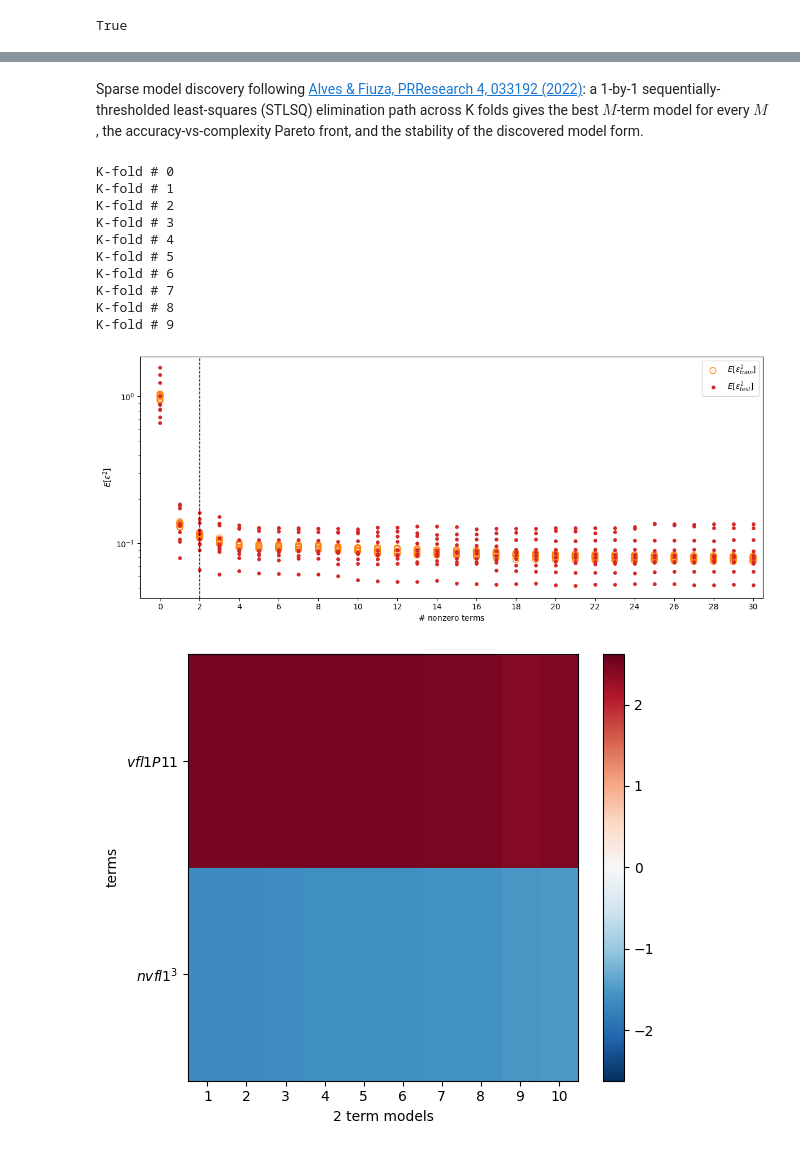
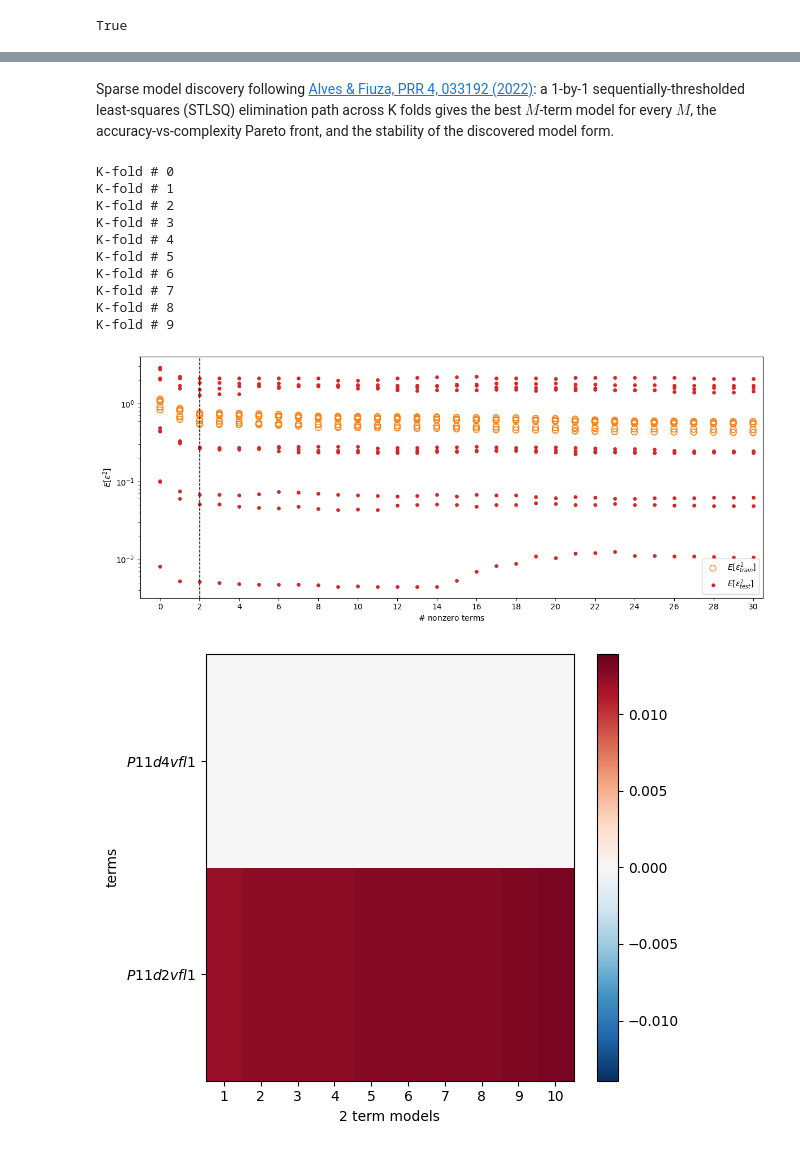
Before and after one commit to joaopedrobiu6/statistical_learning_project, a Jupyter notebook: statistical_learning_project.ipynb, the cells around one changed output, grey strips where cells are left out. Drawn from its saved outputs; the diff is of its cells as text; code cells hidden in the pictures.

```diff
--- a/statistical_learning_project.ipynb
+++ b/statistical_learning_project.ipynb
@@ -799,7 +970,9 @@ Fraction of Variance Unexplained of the reconstructed Q111: 6.653725773310685
 # %% [markdown]
-Sparse model discovery following [Alves & Fiuza, PRResearch 4, 033192 (2022)](https://journals.aps.org/prresearch/abstract/10.1103/PhysRevResearch.4.033192): a 1-by-1 sequentially-thresholded least-squares (STLSQ) elimination path across K folds gives the best $M$-term model for every $M$, the accuracy-vs-complexity Pareto front, and the stability of the discovered model form.
+Sparse model discovery following [Alves & Fiuza, PRR 4, 033192 (2022)](https://journals.aps.org/prresearch/abstract/10.1103/PhysRevResearch.4.033192): a 1-by-1 sequentially-thresholded least-squares (STLSQ) elimination path across K folds gives the best $M$-term model for every $M$, the accuracy-vs-complexity Pareto front, and the stability of the discovered model form.
 # %%
-# This code was adapted from Alves and Fiuza (2022), "Data-driven discovery of reduced plasma physics models from fully kinetic simulations"
+# This code was adapted from https://github.com/epalves/data-driven-plasma
+
+
 def plot_pareto_front_analysis(regression_results, pareto_pos=None):
     plt.figure(figsize=(12, 5))
     if pareto_pos is not None:
@@ -856,7 +1029,7 @@ def STLS_1by1(X, y, xi=None):
         return xi, lam
 
 
-def Kfold_STLS_regression__1by1(Theta, Y, K_folds=10, normalize_Theta=True):
+def Kfold_STLS_regression__1by1(Theta, Y, K_folds=10, normalize_Theta=True, groups=None):
     if normalize_Theta:
         Theta_Norm = np.sqrt(np.var(Theta, axis=0))
         Theta_Norm[0] = 1
@@ -866,8 +1039,16 @@ def Kfold_STLS_regression__1by1(Theta, Y, K_folds=10, normalize_Theta=True):
     # error_Norm = np.mean(Y**2) # normalize errors to typical values of Y
     error_Norm = np.var(Y)  # normalize errors to typical values of Y
 
-    kf = KFold(n_splits=K_folds, random_state=8, shuffle=True)
-    kf.get_n_splits(Theta)
+    # Subsampling rows only partially decorrelates neighbouring cells, so a shuffled
+    # KFold still scores a fold against near-duplicates of its own training points.
+    # With `groups` (one id per simulation) the Pareto test curve measures the same
+    # thing the held-out runs do.
+    if groups is None:
+        kf = KFold(n_splits=K_folds, random_state=8, shuffle=True)
+        split = kf.split(Theta)
+    else:
+        kf = GroupKFold(n_splits=K_folds)
+        split = kf.split(Theta, groups=groups)
 
     # Range of regularization parameters for STLS regression
     n_terms = Theta.shape[-1]
@@ -881,7 +1062,7 @@ def Kfold_STLS_regression__1by1(Theta, Y, K_folds=10, normalize_Theta=True):
     number_non_zero_terms = np.zeros((K_folds, n_iters))
 
     k = 0
-    for train_index, test_index in kf.split(Theta):
+    for train_index, test_index in split:
         print("K-fold #", k)
         Theta_train, Theta_test = Theta[train_index], Theta[test_index]
         Y_train, Y_test = Y[train_index], Y[test_index]
@@ -947,15 +1128,10 @@ def discovered_Mterm_models(regression_results, description, M=1):
     plt.tight_layout()
     plt.savefig(FIG_DIR / f"discovered_{M}term_models.png", dpi=200)
 # %%
-# Alves & Fiuza (PRResearch 4, 033192) analysis: 1-by-1 STLSQ elimination path across
-# K folds -> Pareto front (error vs #terms) + stability of the discovered model form.
-# Columns restricted to the LASSO support (the O(p^3) elimination path is too slow on
-# all 819 terms); rows randomly subsampled (decorrelates neighboring cells; ~1 min).
-# Unscaled features + explicit ones column -> coefficients come out physical.
 rng_pareto = np.random.default_rng(0)
 cols = np.flatnonzero(lasso.coef_)
 rows = rng_pareto.choice(X_train.shape[0], size=min(12_000, X_train.shape[0]), replace=False)
-poly_names = poly.get_feature_names_out(FEATURES)
+poly_names = POLY_NAMES
 
 
 def tex_name(name):
@@ -966,39 +1142,40 @@ def tex_name(name):
             i = f.rindex("^")
             f = "{" + f[:i] + "}" + f[i:]
         parts.append(f)
+    # substitue "_" by "\_" for mathtext safety, e.g. "d1_T11" -> "d1\_T11"
+    parts = [p.replace("_", r" ") for p in parts]
     return " ".join(parts)
 
 
 description = ["1"] + [tex_name(poly_names[j]) for j in cols]
 
-# Ensure X_train/X_test are the polynomial design matrices before indexing with `cols`.
 if X_train.shape[1] == len(FEATURES):
-    X_train = poly.fit_transform(X_train)
+    X_train = poly.transform(X_train)[:, KEEP]
 if X_test.shape[1] == len(FEATURES):
-    X_test = poly.transform(X_test)
+    X_test = poly.transform(X_test)[:, KEEP]
 
 Theta = np.column_stack([np.ones(rows.size), X_train[rows][:, cols]]).astype(np.float64)
 Y = y_train[rows].astype(np.float64).reshape(-1, 1)
 
-reg_results = Kfold_STLS_regression__1by1(Theta=Theta, Y=Y, K_folds=10, normalize_Theta=True)
+reg_results = Kfold_STLS_regression__1by1(Theta=Theta, Y=Y, K_folds=10, normalize_Theta=True, groups=groups_train[rows])
 
 plot_pareto_front_analysis(reg_results, pareto_pos=2)
 discovered_Mterm_models(reg_results, description, M=2)
 discovered_Mterm_models(reg_results, description, M=3)
 
 # Refit each discovered 2-term sparsity pattern on the full training data, score on test
 Theta_full = np.column_stack([np.ones(X_train.shape[0]), X_train[:, cols]]).astype(np.float64)
 Theta_test = np.column_stack([np.ones(X_test.shape[0]), X_test[:, cols]]).astype(np.float64)
 # %% [output]
 K-fold # 0
 K-fold # 1
 K-fold # 2
 K-fold # 3
 K-fold # 4
 K-fold # 5
 K-fold # 6
 K-fold # 7
 K-fold # 8
 K-fold # 9
-[figure, old version]
+[figure, new version]
-[figure, old version]
+[figure, new version]
```
Also changed, not shown: parts of 36 cells of this notebook, 44 other files.
